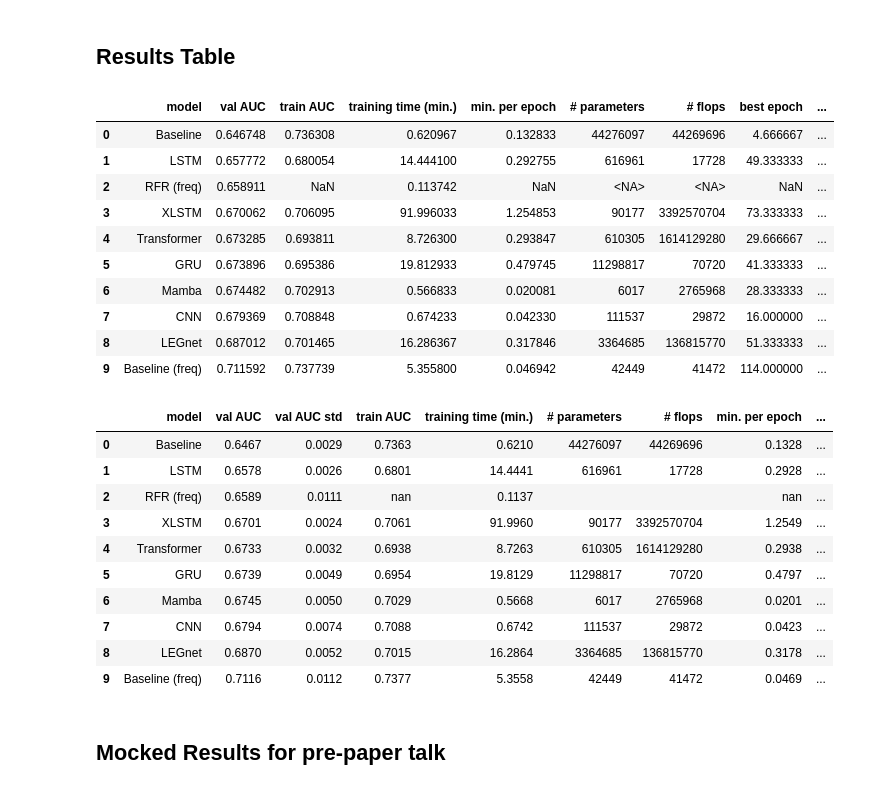
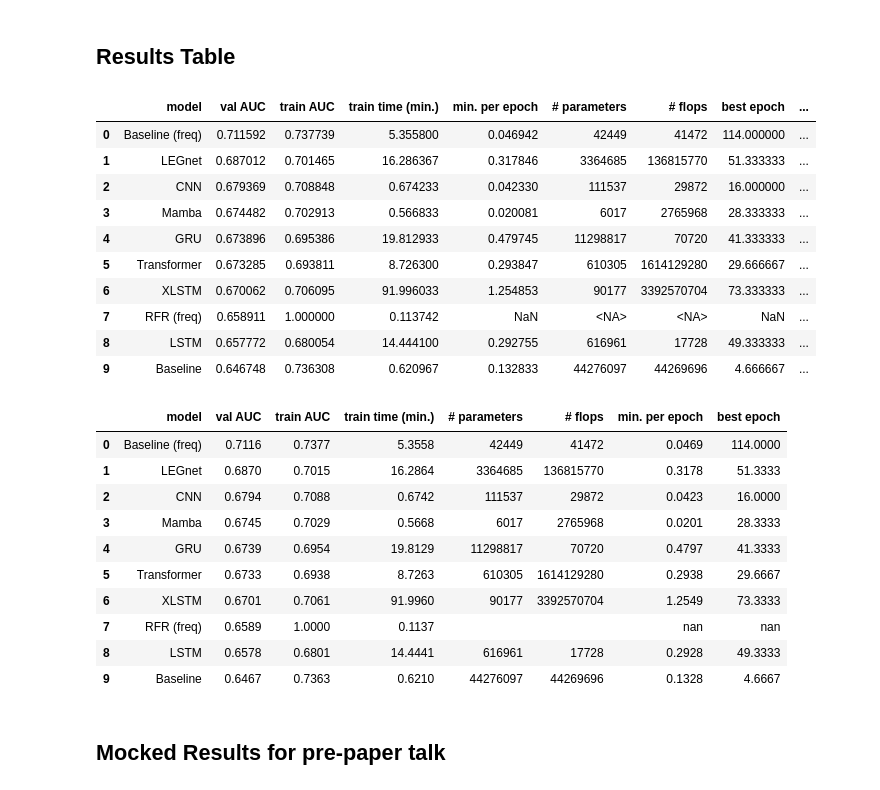
Before and after one commit to f-krause/master-thesis, a Jupyter notebook: experiments/comparison_cv_results.ipynb, the cells around one changed output. Cells and saved outputs as stored; diff of their text form; code cells hidden in the pictures.

Commit message:
update notebook on cv results again

```diff
--- a/experiments/comparison_cv_results.ipynb
+++ b/experiments/comparison_cv_results.ipynb
@@ -18,15 +18,15 @@ cols_to_convert = [col for col in df_cv.columns if col != 'model']
 df_cv[cols_to_convert] = df_cv[cols_to_convert].astype(float)
 
 # custom colnames
-df_cv.columns = ["val AUC", "train AUC", "training time (min.)", "min. per epoch", "# parameters", "# flops", "best epoch", "model"]
+df_cv.columns = ["val AUC", "train AUC", "train time (min.)", "min. per epoch", "# parameters", "# flops", "best epoch", "model"]
 
 # add rfr baseline results as separate runs
 # {'fit_time': array([6.80966258, 6.84029961, 6.82364678]), 'score_time': array([0.11253095, 0.10652041, 0.10822725]), 'test_roc_auc': array([0.65457794, 0.67147921, 0.65067526]), 'train_roc_auc': array([1., 1., 1.])}
 
 rfr_baseline = pd.DataFrame({
     "val AUC": [0.65457794, 0.67147921, 0.65067526],
-    "train AUC": [np.nan] * 3,
-    "training time (min.)": [6.80966258 / 60, 6.84029961 / 60, 6.82364678 / 60],
+    "train AUC": [1] * 3,
+    "train time (min.)": [6.80966258 / 60, 6.84029961 / 60, 6.82364678 / 60],
     "min. per epoch": [np.nan] * 3,
     "# parameters": [np.nan] * 3,
     "# flops": [np.nan] * 3,
@@ -168,54 +168,58 @@ plot_variable(df_grouped.copy(), "# flops", log_scale=True)
 ## Results Table
 # %%
 df_table = df_grouped.copy()
-df_table.sort_values(by="val AUC", ascending=True, inplace=True)
+df_table.sort_values(by="val AUC", ascending=False, inplace=True)
 df_table.reset_index(inplace=True)
 #df_table.drop(["avg_epoch_time"], axis=1, inplace=True)
 df_table[["# parameters", "# flops"]] = df_table[["# parameters", "# flops"]].astype(pd.Int64Dtype())
 # %%
 df_table
 # %% [output]
-|  | model | val AUC | train AUC | training time (min.) | min. per epoch | # parameters | # flops | best epoch | ... |
-| 0 | Baseline | 0.646748 | 0.736308 | 0.620967 | 0.132833 | 44276097 | 44269696 | 4.666667 | ... |
-| 1 | LSTM | 0.657772 | 0.680054 | 14.444100 | 0.292755 | 616961 | 17728 | 49.333333 | ... |
-| 2 | RFR (freq) | 0.658911 | NaN | 0.113742 | NaN | <NA> | <NA> | NaN | ... |
-| 3 | XLSTM | 0.670062 | 0.706095 | 91.996033 | 1.254853 | 90177 | 3392570704 | 73.333333 | ... |
-| 4 | Transformer | 0.673285 | 0.693811 | 8.726300 | 0.293847 | 610305 | 1614129280 | 29.666667 | ... |
-| 5 | GRU | 0.673896 | 0.695386 | 19.812933 | 0.479745 | 11298817 | 70720 | 41.333333 | ... |
-| 6 | Mamba | 0.674482 | 0.702913 | 0.566833 | 0.020081 | 6017 | 2765968 | 28.333333 | ... |
-| 7 | CNN | 0.679369 | 0.708848 | 0.674233 | 0.042330 | 111537 | 29872 | 16.000000 | ... |
-| 8 | LEGnet | 0.687012 | 0.701465 | 16.286367 | 0.317846 | 3364685 | 136815770 | 51.333333 | ... |
-| 9 | Baseline (freq) | 0.711592 | 0.737739 | 5.355800 | 0.046942 | 42449 | 41472 | 114.000000 | ... |
+|  | model | val AUC | train AUC | train time (min.) | min. per epoch | # parameters | # flops | best epoch | ... |
+| 0 | Baseline (freq) | 0.711592 | 0.737739 | 5.355800 | 0.046942 | 42449 | 41472 | 114.000000 | ... |
+| 1 | LEGnet | 0.687012 | 0.701465 | 16.286367 | 0.317846 | 3364685 | 136815770 | 51.333333 | ... |
+| 2 | CNN | 0.679369 | 0.708848 | 0.674233 | 0.042330 | 111537 | 29872 | 16.000000 | ... |
+| 3 | Mamba | 0.674482 | 0.702913 | 0.566833 | 0.020081 | 6017 | 2765968 | 28.333333 | ... |
+| 4 | GRU | 0.673896 | 0.695386 | 19.812933 | 0.479745 | 11298817 | 70720 | 41.333333 | ... |
+| 5 | Transformer | 0.673285 | 0.693811 | 8.726300 | 0.293847 | 610305 | 1614129280 | 29.666667 | ... |
+| 6 | XLSTM | 0.670062 | 0.706095 | 91.996033 | 1.254853 | 90177 | 3392570704 | 73.333333 | ... |
+| 7 | RFR (freq) | 0.658911 | 1.000000 | 0.113742 | NaN | <NA> | <NA> | NaN | ... |
+| 8 | LSTM | 0.657772 | 0.680054 | 14.444100 | 0.292755 | 616961 | 17728 | 49.333333 | ... |
+| 9 | Baseline | 0.646748 | 0.736308 | 0.620967 | 0.132833 | 44276097 | 44269696 | 4.666667 | ... |
 # %%
-df_table = df_table[['model', 'val AUC', 'val AUC std', 'train AUC', 'training time (min.)',
+df_table = df_table[['model', 'val AUC', 'train AUC', 'train time (min.)',
                      '# parameters', '# flops', 'min. per epoch', 'best epoch']]
 # %%
+def transparent_nan(val):
+    if pd.isnull(val) or val is pd.NA:
+        return 'background-color: white; color: white;'
+    return ''
+
 styled_df = (
     df_table.style
     .background_gradient(subset=['val AUC'], cmap='Greens')  # Color scale for 'val AUC'
-    .background_gradient(subset=['training time (min.)'], cmap='Reds')  # Color scale for 'Training time'
+    .background_gradient(subset=['train time (min.)'], cmap='Reds')  # Color scale for 'train time'
     .background_gradient(subset=['# parameters'], cmap='Reds')  # Color scale for '# Parameters'
     .background_gradient(subset=['# flops'], cmap='Reds')  # Color scale for '# Parameters'
     .background_gradient(subset=['min. per epoch'], cmap='Reds')  # Color scale for '# Parameters'
     .background_gradient(subset=['best epoch'], cmap='Reds')  # Color scale for '# Parameters'
+    .map(transparent_nan)
     .format(precision=4)
 )
 
-# Display the styled DataFrame (for example, in Jupyter Notebook)
-
 styled_df
 # %% [output]
-|  | model | val AUC | val AUC std | train AUC | training time (min.) | # parameters | # flops | min. per epoch | ... |
-| 0 | Baseline | 0.6467 | 0.0029 | 0.7363 | 0.6210 | 44276097 | 44269696 | 0.1328 | ... |
-| 1 | LSTM | 0.6578 | 0.0026 | 0.6801 | 14.4441 | 616961 | 17728 | 0.2928 | ... |
-| 2 | RFR (freq) | 0.6589 | 0.0111 | nan | 0.1137 |  |  | nan | ... |
-| 3 | XLSTM | 0.6701 | 0.0024 | 0.7061 | 91.9960 | 90177 | 3392570704 | 1.2549 | ... |
-| 4 | Transformer | 0.6733 | 0.0032 | 0.6938 | 8.7263 | 610305 | 1614129280 | 0.2938 | ... |
-| 5 | GRU | 0.6739 | 0.0049 | 0.6954 | 19.8129 | 11298817 | 70720 | 0.4797 | ... |
-| 6 | Mamba | 0.6745 | 0.0050 | 0.7029 | 0.5668 | 6017 | 2765968 | 0.0201 | ... |
-| 7 | CNN | 0.6794 | 0.0074 | 0.7088 | 0.6742 | 111537 | 29872 | 0.0423 | ... |
-| 8 | LEGnet | 0.6870 | 0.0052 | 0.7015 | 16.2864 | 3364685 | 136815770 | 0.3178 | ... |
-| 9 | Baseline (freq) | 0.7116 | 0.0112 | 0.7377 | 5.3558 | 42449 | 41472 | 0.0469 | ... |
+|  | model | val AUC | train AUC | train time (min.) | # parameters | # flops | min. per epoch | best epoch |
+| 0 | Baseline (freq) | 0.7116 | 0.7377 | 5.3558 | 42449 | 41472 | 0.0469 | 114.0000 |
+| 1 | LEGnet | 0.6870 | 0.7015 | 16.2864 | 3364685 | 136815770 | 0.3178 | 51.3333 |
+| 2 | CNN | 0.6794 | 0.7088 | 0.6742 | 111537 | 29872 | 0.0423 | 16.0000 |
+| 3 | Mamba | 0.6745 | 0.7029 | 0.5668 | 6017 | 2765968 | 0.0201 | 28.3333 |
+| 4 | GRU | 0.6739 | 0.6954 | 19.8129 | 11298817 | 70720 | 0.4797 | 41.3333 |
+| 5 | Transformer | 0.6733 | 0.6938 | 8.7263 | 610305 | 1614129280 | 0.2938 | 29.6667 |
+| 6 | XLSTM | 0.6701 | 0.7061 | 91.9960 | 90177 | 3392570704 | 1.2549 | 73.3333 |
+| 7 | RFR (freq) | 0.6589 | 1.0000 | 0.1137 |  |  | nan | nan |
+| 8 | LSTM | 0.6578 | 0.6801 | 14.4441 | 616961 | 17728 | 0.2928 | 49.3333 |
+| 9 | Baseline | 0.6467 | 0.7363 | 0.6210 | 44276097 | 44269696 | 0.1328 | 4.6667 |
 # %% [markdown]
 ## Mocked Results for pre-paper talk
 # %%
```
Also changed, not shown: parts of 9 cells of this notebook.
